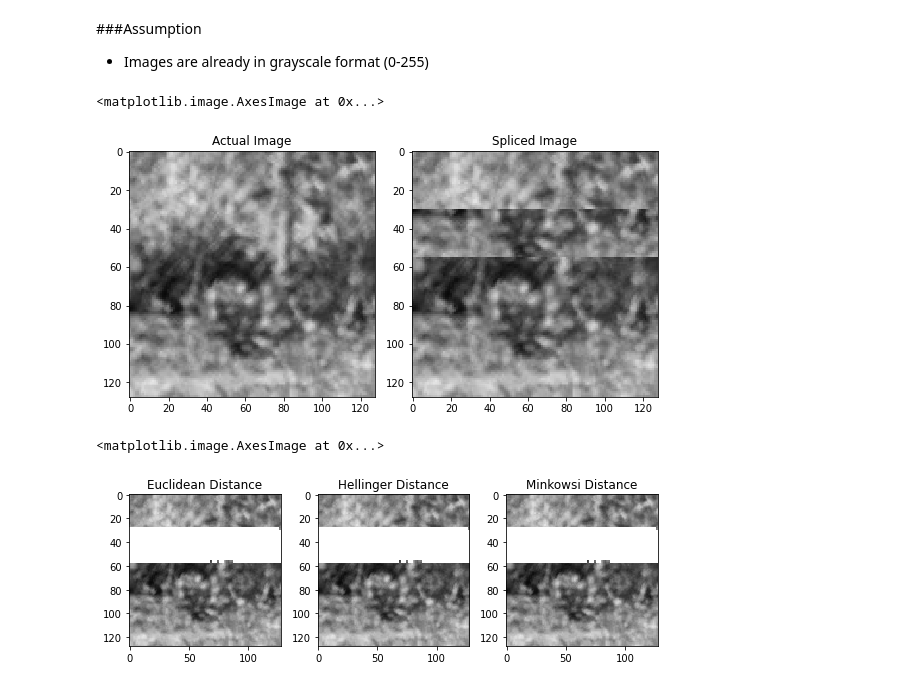
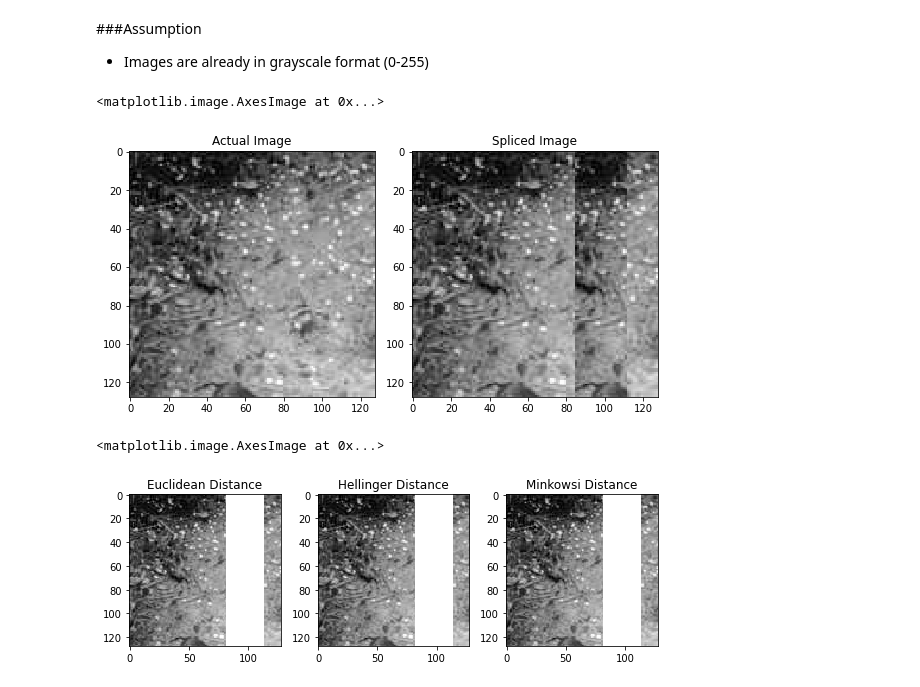
Before and after one commit to lanukahjo/Image-Splicing-Localisation, a Jupyter notebook: Image_Splicing.ipynb, the cells around one changed output. Cells and saved outputs as stored; diff of their text form; code cells hidden in the pictures.

```diff
--- a/Image_Splicing.ipynb
+++ b/Image_Splicing.ipynb
@@ -22,18 +26,15 @@ import metrics
 Reading the file from the given location
 manually for now.
 # %%
-# Constants used throughout the code
+# follow the link to get the dataset with the convention used in this code
+# https://drive.google.com/drive/folders/1aSYYYfclL6AebD4o8NjlRdP26Y1BPFht?usp=sharing
+IMG_NUM = 167 #locates the image from the dataset
 
 #filepaths for diksham1
 #PATH_TO_AUTHENTIC_IMG = '/content/AU_S_003.bmp'
 #PATH_TO_SPLICED_IMG = '/content/SP_S_003.bmp';
 
 #filepaths for lanukahjo
-PATH_TO_AUTHENTIC_IMG = os.getcwd() + '/Dataset/Authentic/119.bmp'
-PATH_TO_SPLICED_IMG = os.getcwd() + '/Dataset/Spliced/119_S.bmp'
-
-THRESHOLD = 0.2;
-BLOCK_SIZE = 4;
-STEP_SIZE = 2;
-MINKOWSKI_DISTANCE_ORDER = 4;
+PATH_TO_AUTHENTIC_IMG = os.getcwd() + '/Dataset/Authentic/' + str(IMG_NUM) + '.bmp'
+PATH_TO_SPLICED_IMG = os.getcwd() + '/Dataset/Spliced/' + str(IMG_NUM) + '_S.bmp'
 # %%
@@ -94,34 +157,34 @@ ax2.title.set_text('Spliced Image')
 io.imshow(img_spl)
 # %% [output]
 <matplotlib.image.AxesImage at 0x...>
-[figure, old version]
+[figure, new version]
 # %%
 # Display the output images (spliced part colored)
 
 #filepath for diksham1
 #PATH_TO_EUCLIDEAN_DISTANCE = 'euclidean.bmp'
 #PATH_TO_HELLINGER_DISTANCE = 'hellinger.bmp'
 #PATH_TO_MINKOWSKI_DISTANCE = 'minkowski.bmp'
 
 #filepath for lanukahjo
-PATH_TO_EUCLIDEAN_DISTANCE = os.getcwd() + "/Dataset/Output" + base_file_name + "_S_E.bmp"
-PATH_TO_HELLINGER_DISTANCE = os.getcwd() + "/Dataset/Output" + base_file_name + "_S_H.bmp"
-PATH_TO_MINKOWSKI_DISTANCE = os.getcwd() + "/Dataset/Output" + base_file_name + "_S_M.bmp"
+PATH_TO_EUCLIDEAN_DISTANCE = os.getcwd() + "/Output" + base_file_name + "_S_E.bmp"
+PATH_TO_HELLINGER_DISTANCE = os.getcwd() + "/Output" + base_file_name + "_S_H.bmp"
+PATH_TO_MINKOWSKI_DISTANCE = os.getcwd() + "/Output" + base_file_name + "_S_M.bmp"
 
 img_euclidean = io.imread(PATH_TO_EUCLIDEAN_DISTANCE)
 img_hellinger = io.imread(PATH_TO_HELLINGER_DISTANCE)
 img_minkowski = io.imread(PATH_TO_MINKOWSKI_DISTANCE)
 
 fig = plt.figure(figsize=(8,8));
 ax1 = fig.add_subplot(1,3,1)
 ax1.title.set_text('Euclidean Distance')
 io.imshow(img_euclidean)
 ax2 = fig.add_subplot(1,3,2)
 ax2.title.set_text('Hellinger Distance')
 io.imshow(img_hellinger)
 ax2 = fig.add_subplot(1,3,3)
 ax2.title.set_text('Minkowsi Distance')
 io.imshow(img_minkowski)
 # %% [output]
 <matplotlib.image.AxesImage at 0x...>
-[figure, old version]
+[figure, new version]
```
Also changed, not shown: parts of 9 cells of this notebook, 4 other files.
